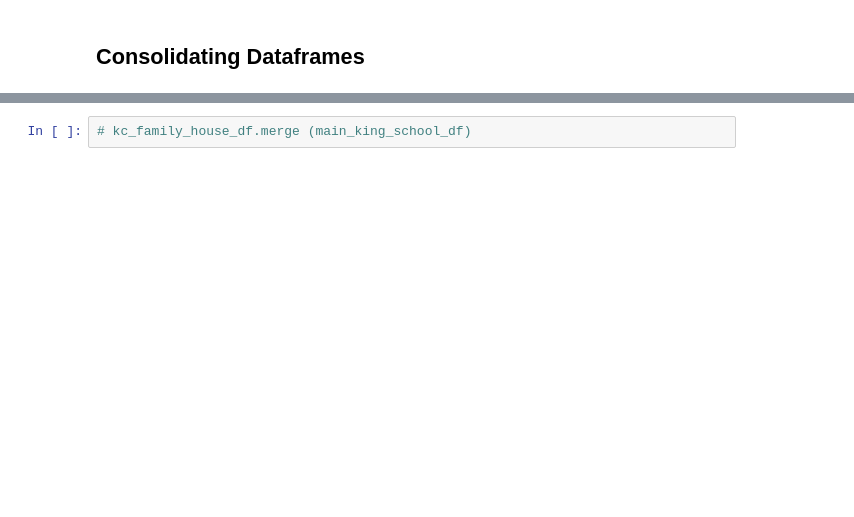
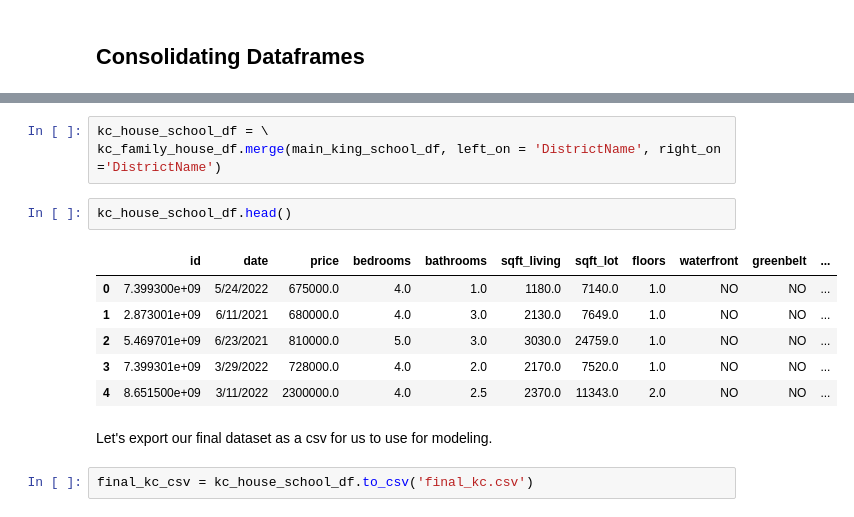
Before and after one commit to aokdata/King-County-House-Sales-, a Jupyter notebook: Data Preparation and Cleaning Notebook.ipynb, the cells around one changed output, grey strips where cells are left out. Saved outputs shown, nothing was run; the diff lists cells and outputs as text; blank space fills up the shorter version.

```diff
--- a/Data Preparation and Cleaning Notebook.ipynb
+++ b/Data Preparation and Cleaning Notebook.ipynb
@@ -460,2 +532,16 @@ Joining our school districts dataframe onto the housing data set by Zip Code so
 # %%
-# kc_family_house_df.merge (main_king_school_df)
+kc_house_school_df = \
+kc_family_house_df.merge(main_king_school_df, left_on = 'DistrictName', right_on ='DistrictName')
+# %%
+kc_house_school_df.head()
+# %% [output]
+|  | id | date | price | bedrooms | bathrooms | sqft_living | sqft_lot | floors | waterfront | greenbelt | ... |
+| 0 | 7.399300e+09 | 5/24/2022 | 675000.0 | 4.0 | 1.0 | 1180.0 | 7140.0 | 1.0 | NO | NO | ... |
+| 1 | 2.873001e+09 | 6/11/2021 | 680000.0 | 4.0 | 3.0 | 2130.0 | 7649.0 | 1.0 | NO | NO | ... |
+| 2 | 5.469701e+09 | 6/23/2021 | 810000.0 | 5.0 | 3.0 | 3030.0 | 24759.0 | 1.0 | NO | NO | ... |
+| 3 | 7.399301e+09 | 3/29/2022 | 728000.0 | 4.0 | 2.0 | 2170.0 | 7520.0 | 1.0 | NO | NO | ... |
+| 4 | 8.651500e+09 | 3/11/2022 | 2300000.0 | 4.0 | 2.5 | 2370.0 | 11343.0 | 2.0 | NO | NO | ... |
+# %% [markdown]
+Let's export our final dataset as a csv for us to use for modeling.
+# %%
+final_kc_csv = kc_house_school_df.to_csv('final_kc.csv')
```
Also changed, not shown: parts of 12 cells of this notebook.
